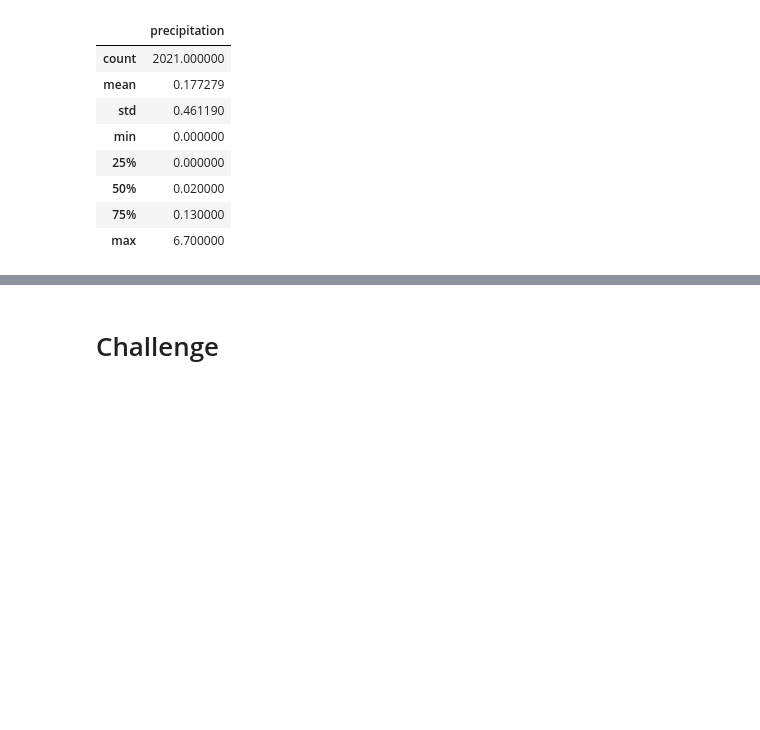
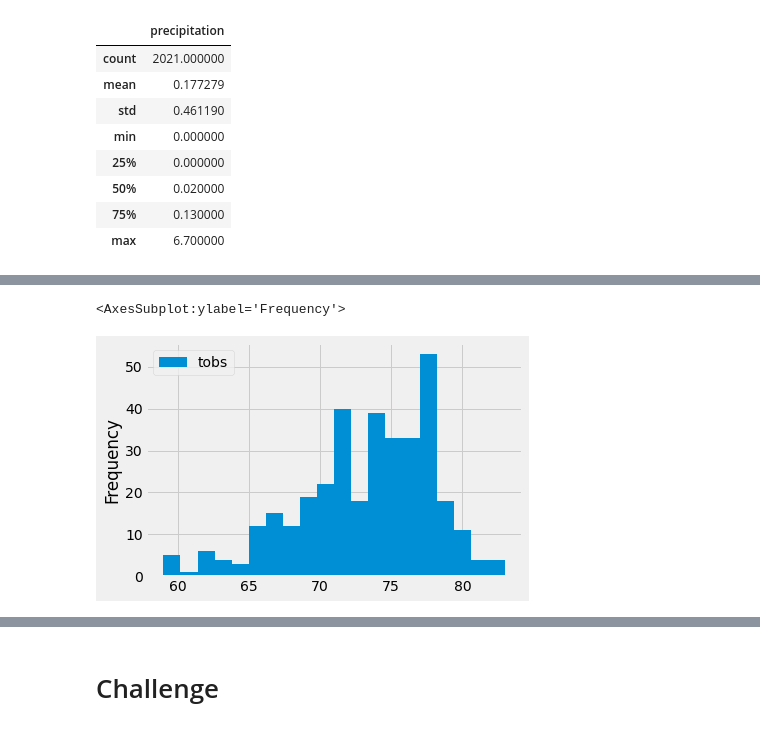
Before and after one commit to yingko123/surfs_up, a Jupyter notebook: climate_analysis.ipynb, the cells around one changed output, grey strips where cells are left out. Saved outputs shown, nothing was run; the diff lists cells and outputs as text; code cells hidden in the pictures; blank space fills up the shorter version.

```diff
--- a/climate_analysis.ipynb
+++ b/climate_analysis.ipynb
@@ -199,0 +269,5 @@ df.describe()
+# %%
+df.plot.hist(bins=20)
+# %% [output]
+<AxesSubplot:ylabel='Frequency'>
+[figure, added]
```
Also changed, not shown: parts of 10 cells of this notebook, 1 other file.
